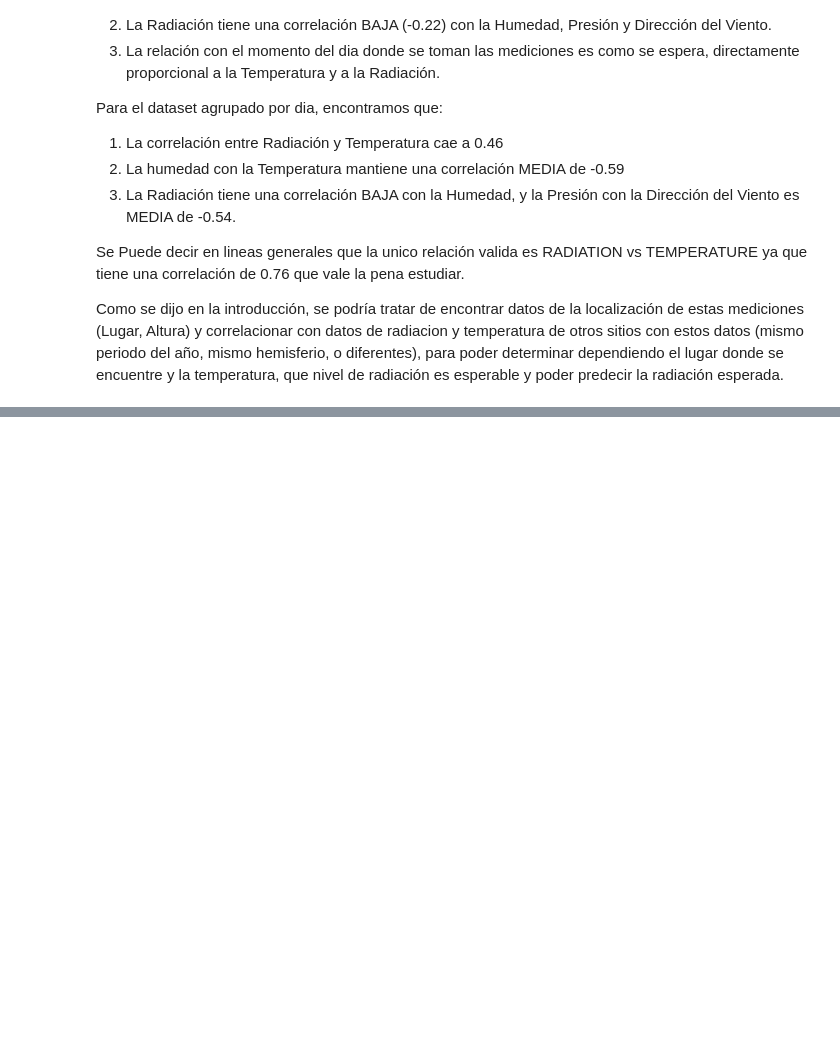
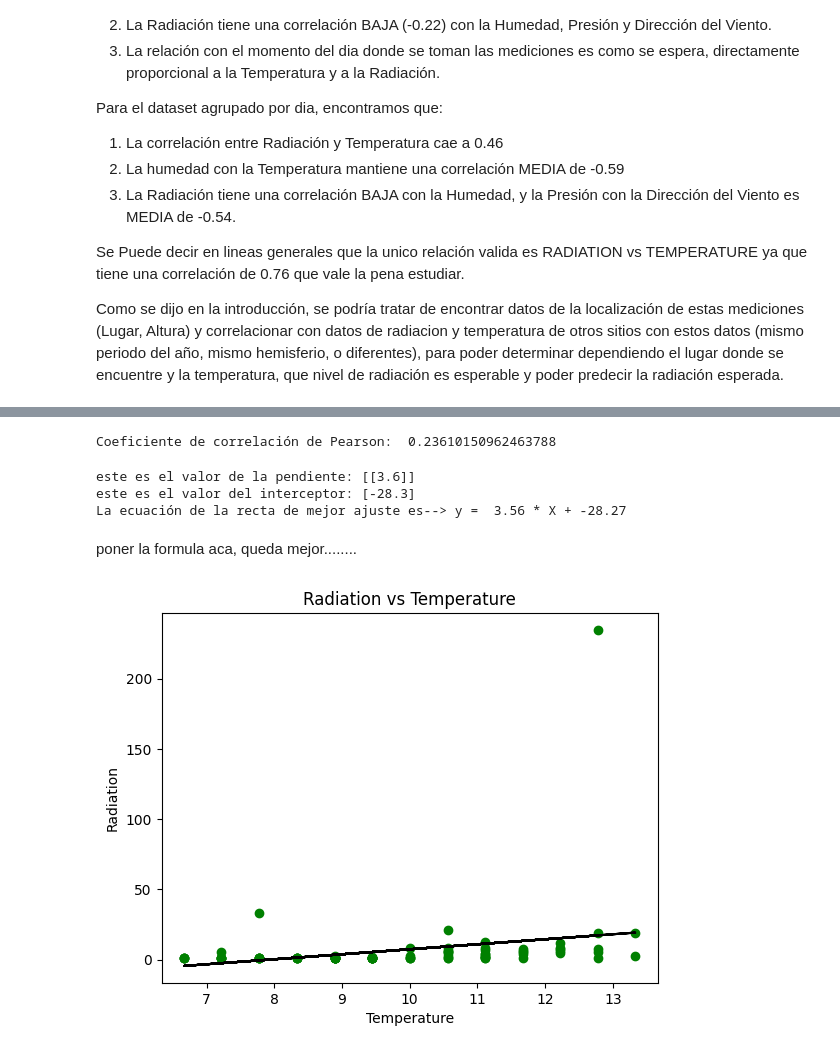
Before and after one commit to mdellanina/TrabajoPr-cticoCODERHOUSE, a Jupyter notebook: ProyectoDS_ParteI_DellaNina.ipynb, the cells around one changed output, grey strips where cells are left out. Cells and saved outputs as stored; diff of their text form; code cells hidden in the pictures; blank space fills up the shorter version.

```diff
--- a/ProyectoDS_ParteI_DellaNina.ipynb
+++ b/ProyectoDS_ParteI_DellaNina.ipynb
@@ -733,0 +797,52 @@ Como se dijo en la introducción, se podría tratar de encontrar datos de la loc
+# %%
+#Calcular el coeficiente de correlación entre X e Y
+corr_coeff =df['Radiation'].corr(df['Temperature'], method='pearson')
+
+# Imprimir el coeficiente de correlación
+
+print("Coeficiente de correlación de Pearson: ", corr_coeff)
+# %% [output]
+Coeficiente de correlación de Pearson:  0.23610150962463788
+# %%
+#Feature/variable independiente
+X = df[['Temperature']]
+
+#Target/variable dependiente (Variable a predecir)
+y = df[['Radiation']]
+
+from sklearn.model_selection import train_test_split
+from sklearn.linear_model import LinearRegression
+
+X_train, X_test, y_train, y_test = train_test_split(X, y, test_size= 0.3, random_state=0)
+
+# nos podemos quedar con el 70% para entrenar y 30% para testear
+
+#Entrenamos el modelo con los datos
+regressor = LinearRegression()
+regressor.fit(X_train, y_train)
+
+# Obtener la pendiente
+slope = regressor.coef_
+
+# Obtener los coeficientes de intercepción
+intercept = regressor.intercept_
+
+print("este es el valor de la pendiente:", slope.round(1))
+print("este es el valor del interceptor:", intercept.round(1))
+print("La ecuación de la recta de mejor ajuste es--> y = ", float(slope.round(2)), "* X +", float(intercept.round(2)))
+# %% [output]
+este es el valor de la pendiente: [[3.6]]
+este es el valor del interceptor: [-28.3]
+La ecuación de la recta de mejor ajuste es--> y =  3.56 * X + -28.27
+# %% [markdown]
+poner la formula aca, queda mejor........
+# %%
+viz_train = plt
+viz_train.scatter(X_train, y_train, color = 'g')
+viz_train.plot(X_train, regressor.predict(X_train), color = 'black')
+viz_train.title('Radiation vs Temperature')
+viz_train.xlabel('Temperature')
+viz_train.ylabel('Radiation')
+viz_train.show()
+# %% [output]
+[figure, added]
```
Also changed, not shown: parts of 21 cells of this notebook.
